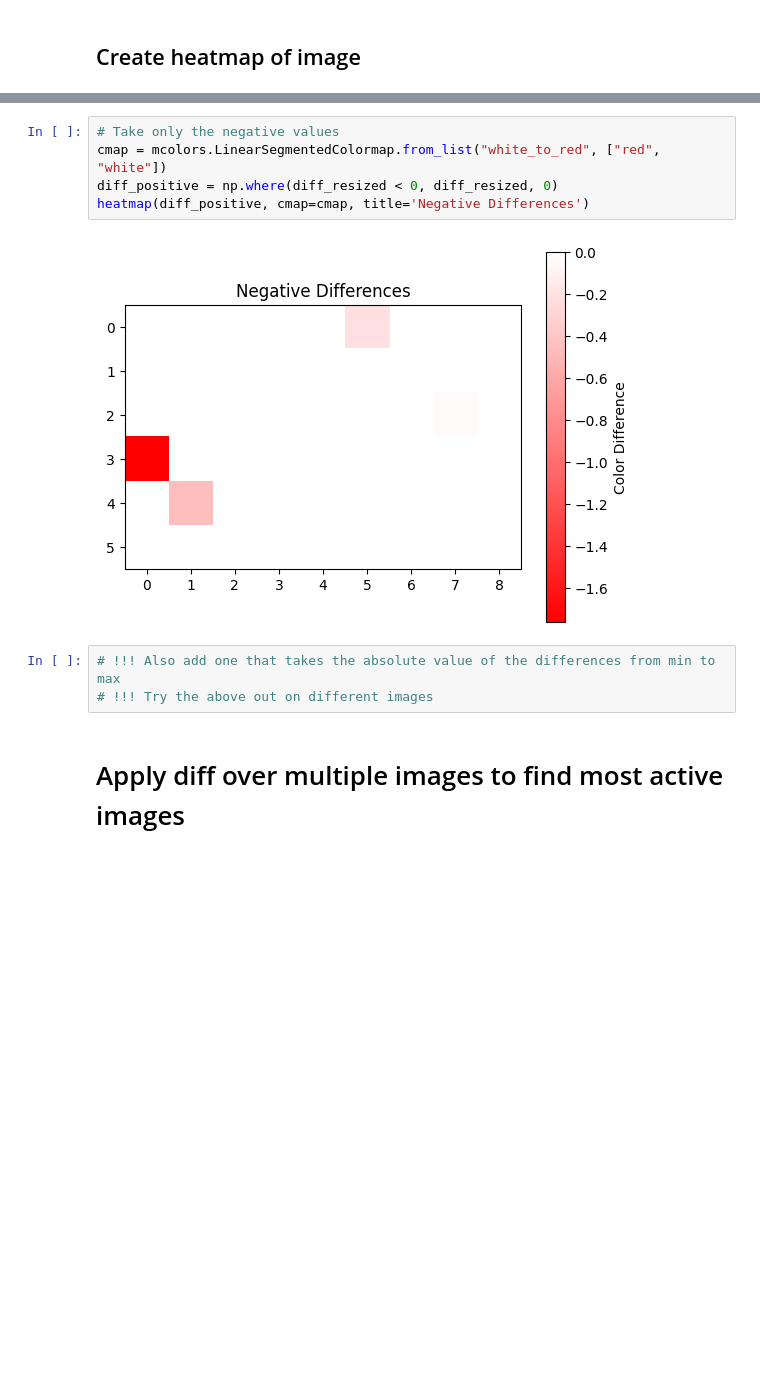
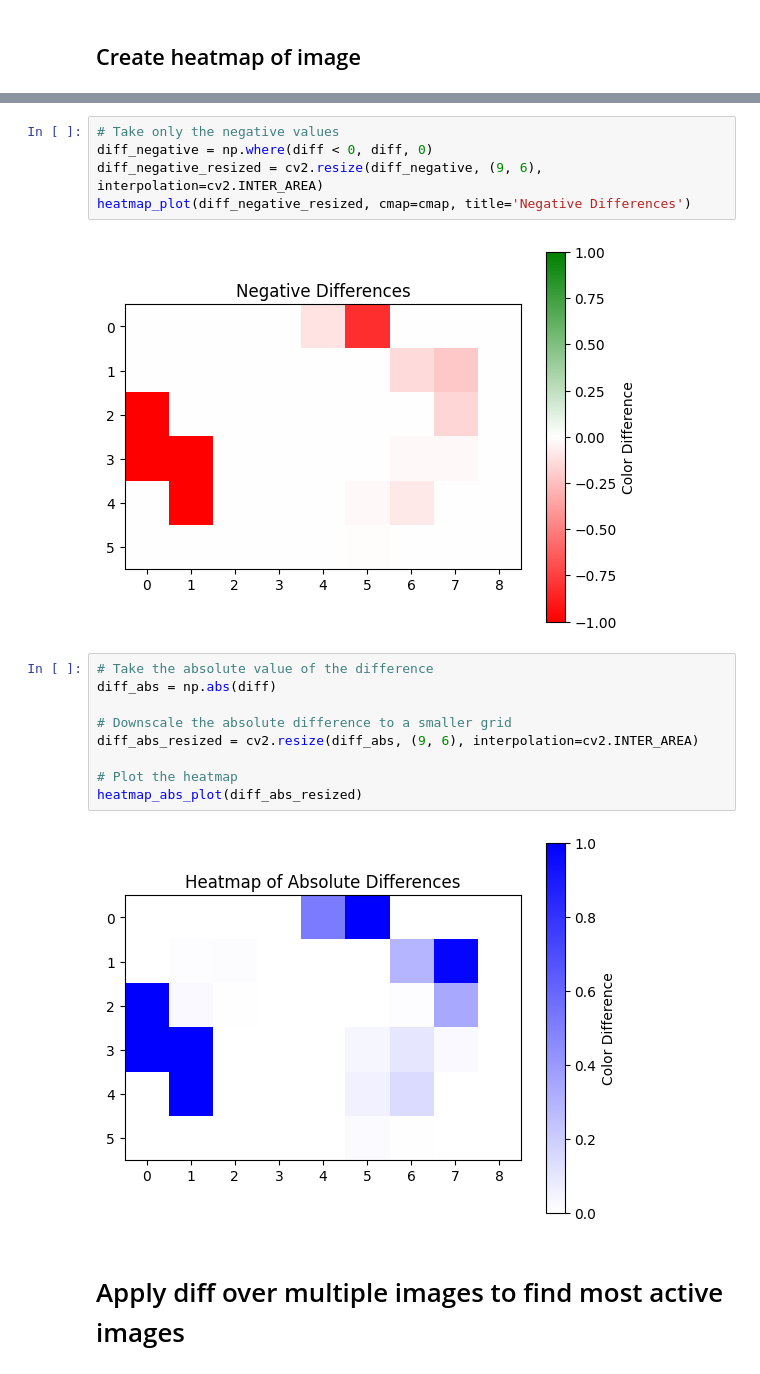
Before and after one commit to wiggle-bin/wiggle-notes, a Jupyter notebook: worms_actvitiy/DetectWormsByColor.ipynb, the cells around one changed output, grey strips where cells are left out. Drawn from its saved outputs; the diff is of its cells as text; blank space fills up the shorter version.

```diff
--- a/worms_actvitiy/DetectWormsByColor.ipynb
+++ b/worms_actvitiy/DetectWormsByColor.ipynb
@@ -87,13 +95,21 @@ heatmap(diff_positive, cmap=cmap, title='Positive Differences')
 # %%
 # Take only the negative values
-cmap = mcolors.LinearSegmentedColormap.from_list("white_to_red", ["red", "white"])
-diff_positive = np.where(diff_resized < 0, diff_resized, 0)
-heatmap(diff_positive, cmap=cmap, title='Negative Differences')
+diff_negative = np.where(diff < 0, diff, 0)
+diff_negative_resized = cv2.resize(diff_negative, (9, 6), interpolation=cv2.INTER_AREA)
+heatmap_plot(diff_negative_resized, cmap=cmap, title='Negative Differences')
 # %% [output]
-[figure, old version]
+[figure, new version]
-# %%
-# !!! Also add one that takes the absolute value of the differences from min to max
-# !!! Try the above out on different images
+# %%
+# Take the absolute value of the difference
+diff_abs = np.abs(diff)
+
+# Downscale the absolute difference to a smaller grid
+diff_abs_resized = cv2.resize(diff_abs, (9, 6), interpolation=cv2.INTER_AREA)
+
+# Plot the heatmap
+heatmap_abs_plot(diff_abs_resized)
+# %% [output]
+[figure, added]
 # %% [markdown]
 # Apply diff over multiple images to find most active images
 # %%
```
Also changed, not shown: parts of 13 cells of this notebook.
